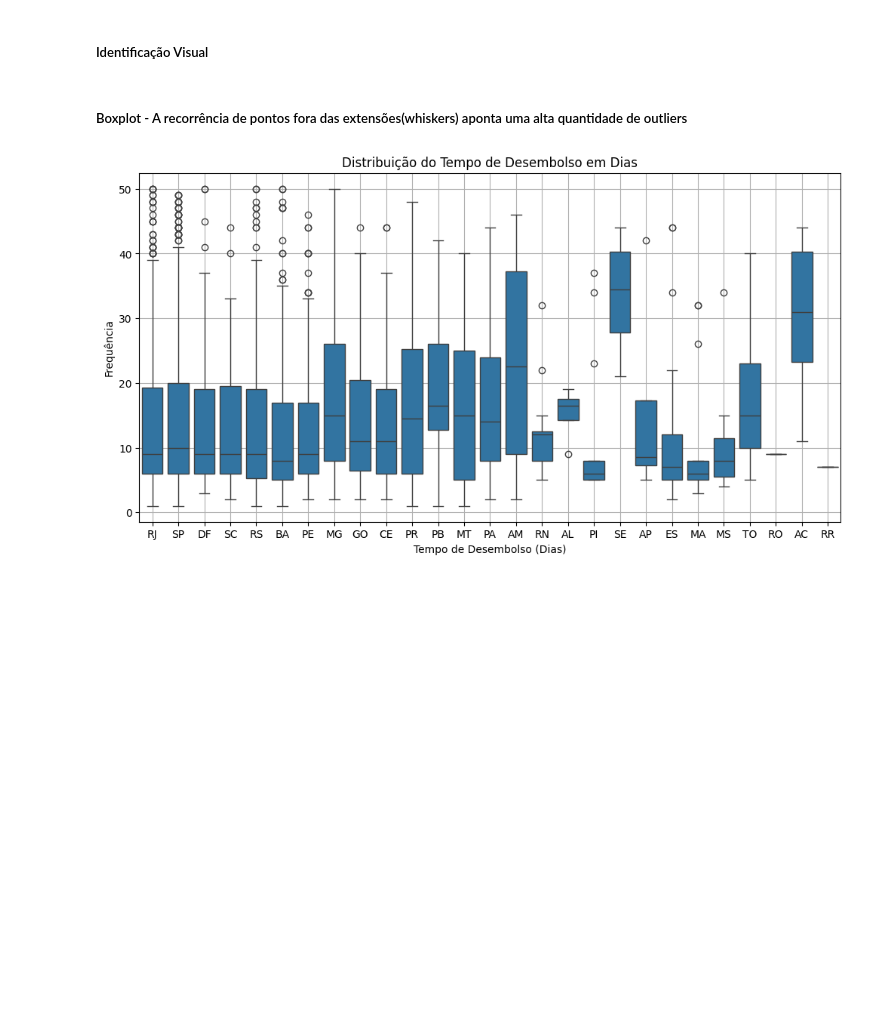
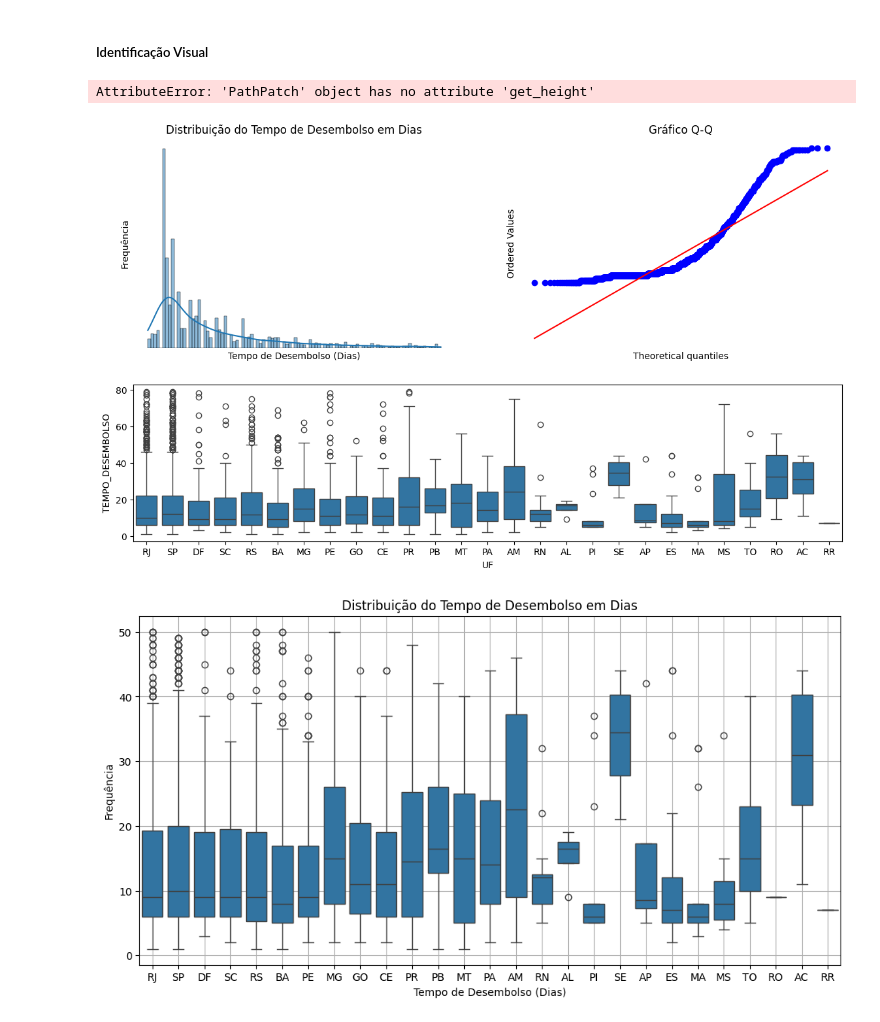
Before and after one commit to fonsecadados/AgenciaNacionalDoCinema_ANCINE, a Jupyter notebook: ANCINE_DesafiosEOportunidades.ipynb, the cells around one changed output. Saved outputs shown, nothing was run; the diff lists cells and outputs as text; code cells hidden in the pictures; blank space fills up the shorter version.

```diff
--- a/ANCINE_DesafiosEOportunidades.ipynb
+++ b/ANCINE_DesafiosEOportunidades.ipynb
@@ -1337,8 +1366,73 @@ stats_tempo_desembolso(teste=outlier_300)
 | 1 | TEMPO_DESEMBOLSO | 15.0 | 10.0 | 5.0 | 11.0 | 1.0 | 50.0 | 6.0 | 10.0 | ... |
 # %% [markdown]
 ##### Identificação Visual
-# %% [markdown]
-##### Boxplot - A recorrência de pontos fora das extensões(whiskers) aponta uma alta quantidade de outliers
+# %%
+# Plot com 3 plots = boxplot, histogram e gráfico q-q
+
+df_desembolso = fsa_desembolso_tempo[fsa_desembolso_tempo['TEMPO_DESEMBOLSO'] <= 80]
+# Criar a figura
+plt.figure(figsize=(14, 8))
+gs = gridspec.GridSpec(2, 2, height_ratios=[4, 3], width_ratios=[2, 2])
+# Plotar mapa dos estados sem SP e RJ
+ax1 = plt.subplot(gs[0,0])
+sns.histplot(df_desembolso['TEMPO_DESEMBOLSO'], bins=100, kde=True)
+ax1.set_title('Distribuição do Tempo de Desembolso em Dias')
+ax1.set_xlabel('Tempo de Desembolso (Dias)')
+ax1.set_ylabel('Frequência')
+ax1.set_yticks([])
+ax1.set_xticks([])
+ax1.spines['top'].set_visible(False)
+ax1.spines['right'].set_visible(False)
+ax1.spines['left'].set_visible(False)
+ax1.spines['bottom'].set_visible(False)
+
+##########
+
+# Plotar mapa dos estados com SP e RJ
+ax2 = plt.subplot(gs[0,1])
+stats.probplot(df_desembolso['TEMPO_DESEMBOLSO'], dist="norm", plot=plt)
+ax2.set_title('Gráfico Q-Q')
+ax2.set_yticks([])
+ax2.set_xticks([])
+ax2.spines['top'].set_visible(False)
+ax2.spines['right'].set_visible(False)
+ax2.spines['left'].set_visible(False)
+ax2.spines['bottom'].set_visible(False)
+
+#############
+
+# Plotar gráfico de barras
+ax3 = plt.subplot(gs[1, :])
+sns.boxplot(x='UF', y='TEMPO_DESEMBOLSO', data=df_desembolso)
+for p in ax3.patches:
+    ax3.annotate(format(p.get_height(), ',.0f'),
+                   (p.get_x() + p.get_width() / 2., p.get_height()),
+                   ha='center', va='center',
+                   xytext=(0, 8),
+                   textcoords='offset points',
+                   fontsize=9, fontweight='bold')
+ax3.set_title('Distribuição do Tempo de Desembolso em Dias')
+ax3.set_xlabel('Tempo de Desembolso (Dias)')
+ax3.set_ylabel('Frequência')
+ax3.set_xticklabels(ax3.get_xticklabels(), rotation=45, fontsize=10, fontweight='normal')
+ax3.set_yticks([])
+ax3.margins(0.025)
+plt.tight_layout()
+ax3.spines['top'].set_visible(False)
+ax3.spines['right'].set_visible(False)
+ax3.spines['left'].set_visible(False)
+ax3.spines['bottom'].set_visible(False)
+
+##############
+
+fontprops = {'color': 'midnightblue', 'weight': 'bold', 'style': 'normal', 'family' : 'Georgia'}
+
+plt.suptitle('Distribuição dos Agentes Econômicos no País (Produtores Independentes)', fontdict=fontprops, fontsize=24)
+plt.subplots_adjust(top=0.87)
+plt.show()
+# %% [output]
+AttributeError: 'PathPatch' object has no attribute 'get_height'
+[figure, added]
 # %%
 # Boxplot
 plt.figure(figsize=(12, 6))
```
Also changed, not shown: parts of 14 cells of this notebook.
